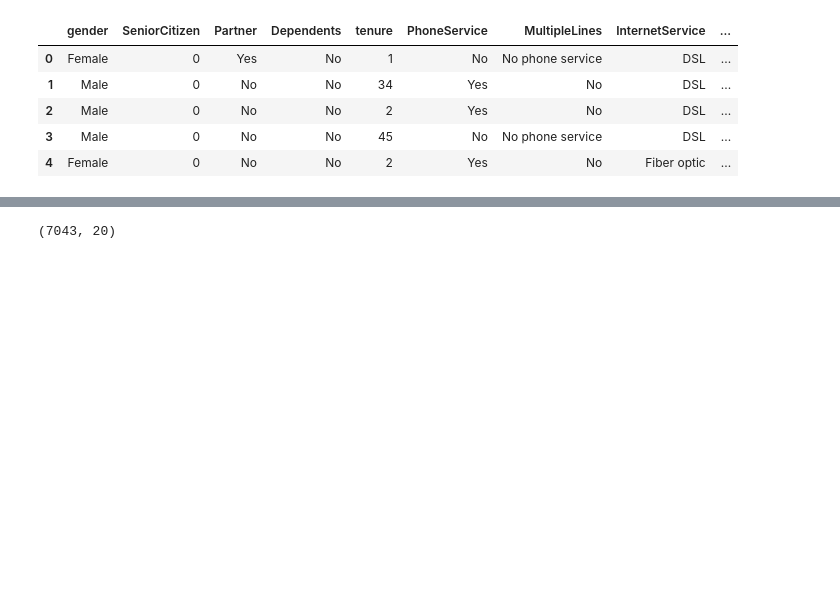
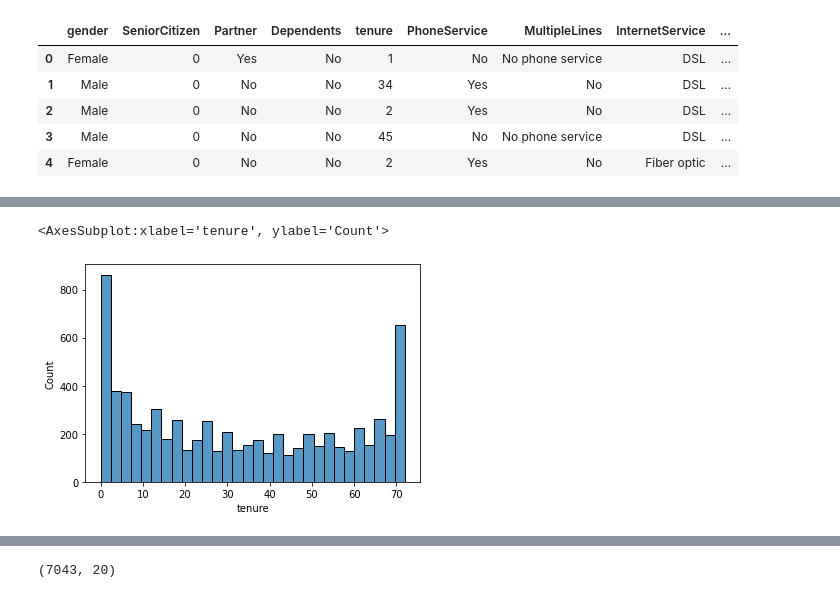
Before and after one commit to yo-sabree/Customer-Churn-Prediction, a Jupyter notebook: Customer Churn Prediction.ipynb, the cells around one changed output, grey strips where cells are left out. Saved outputs shown, nothing was run; the diff lists cells and outputs as text; code cells hidden in the pictures; blank space fills up the shorter version.

```diff
--- a/Customer Churn Prediction.ipynb
+++ b/Customer Churn Prediction.ipynb
@@ -54,0 +61,5 @@ data["TotalCharges"] = pd.to_numeric(data["TotalCharges"], errors='coerce')
+# %%
+sns.histplot(data["tenure"], bins=30)
+# %% [output]
+<AxesSubplot:xlabel='tenure', ylabel='Count'>
+[figure, added]
```
Also changed, not shown: parts of 9 cells of this notebook.
